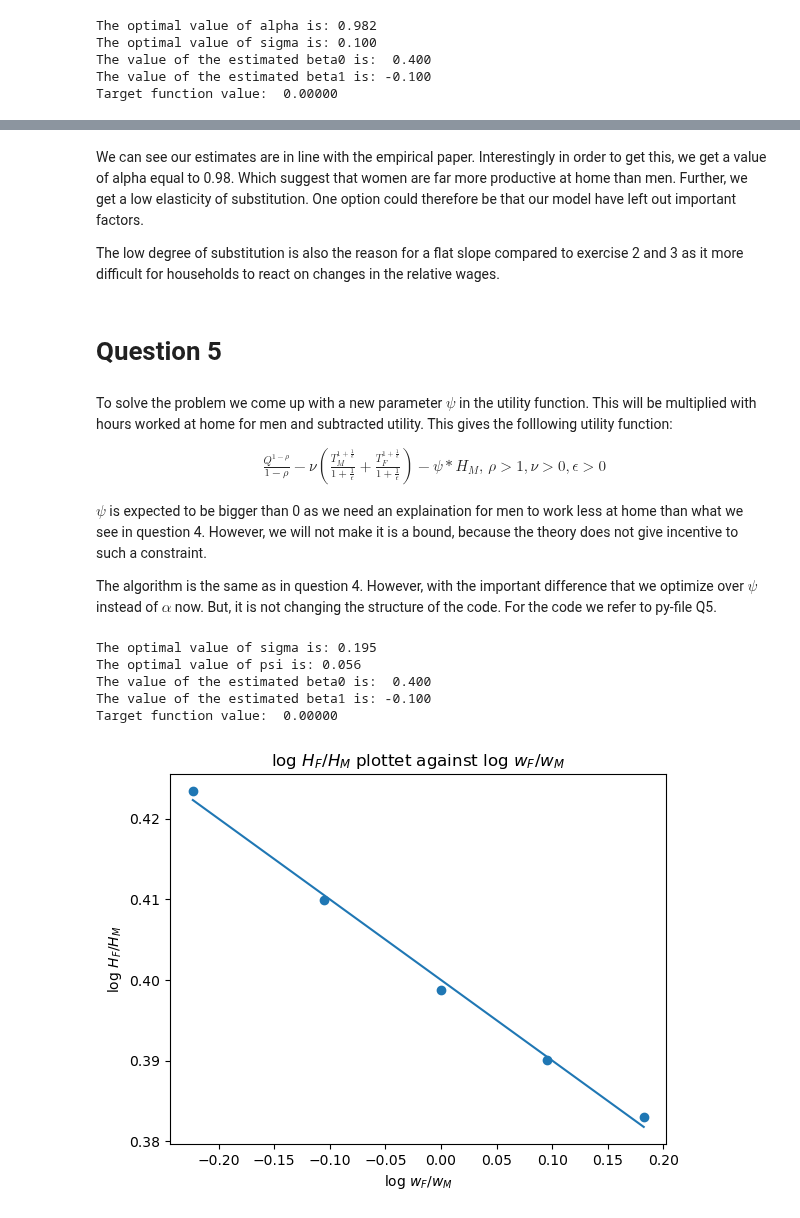
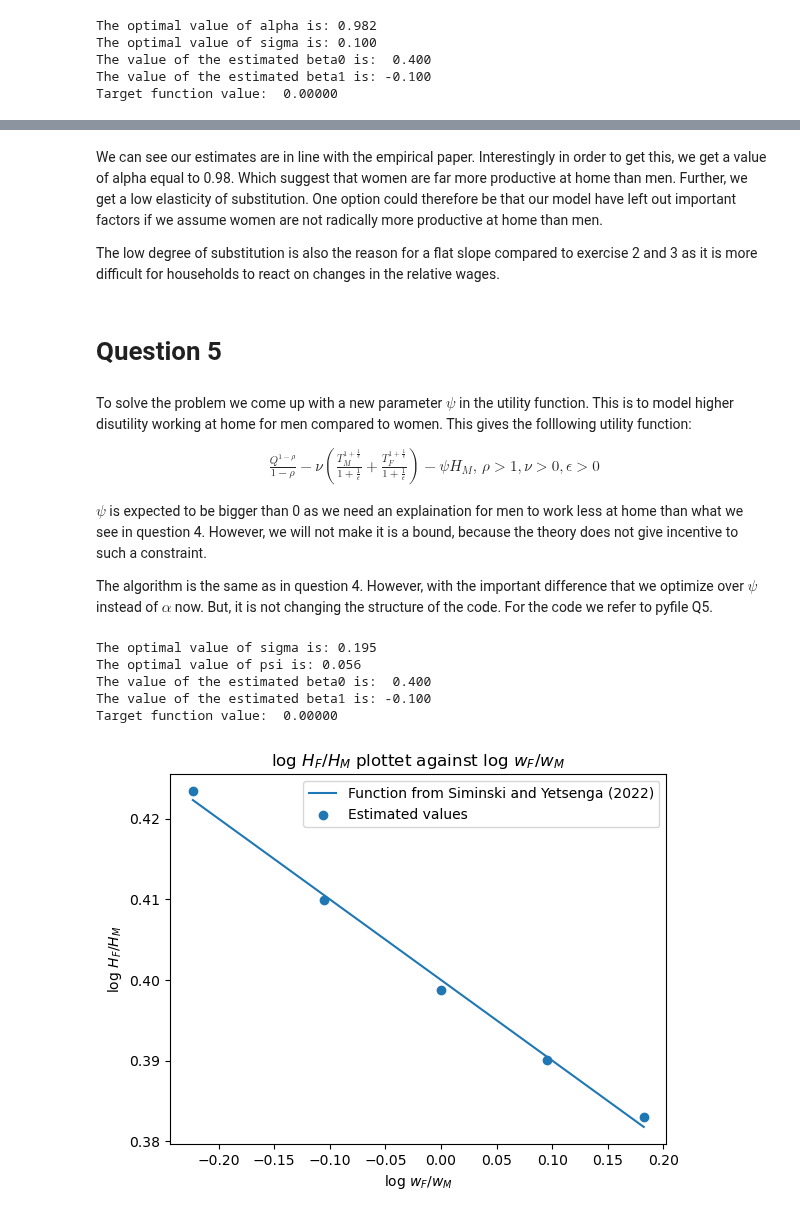
Before and after one commit to NumEconCopenhagen/projects-2023-andershuus_christianfogel, a Jupyter notebook: inauguralproject/inauguralproject.ipynb, the cells around one changed output, grey strips where cells are left out. Drawn from its saved outputs; the diff is of its cells as text; code cells hidden in the pictures.

```diff
--- a/inauguralproject/inauguralproject.ipynb
+++ b/inauguralproject/inauguralproject.ipynb
@@ -176,23 +168,23 @@ ax.set_ylabel('log $H_F/H_M$'); #set label for y-axis
 We can see our estimates are in line with the empirical paper. Interestingly in order to get this,
 we get a value of alpha equal to 0.98. Which suggest that women are far more productive at home than men.
 Further, we get a low elasticity of substitution. One option could therefore be that our model have left out
-important factors.
+important factors if we assume women are not radically more productive at home than men.
 
 The low degree of substitution is also the reason for a flat slope compared to exercise 2 and 3
-as it more difficult for households to react on changes in the relative wages.
+as it is more difficult for households to react on changes in the relative wages.
 # %% [markdown]
 # Question 5
 # %% [markdown]
-To solve the problem we come up with a new parameter $\psi$ in the utility function. This will be multiplied with hours worked at home for men and subtracted utility. This gives the folllowing utility function:
+To solve the problem we come up with a new parameter $\psi$ in the utility function. This is to model higher disutility working at home for men compared to women. This gives the folllowing utility function:
 $$
 \begin{aligned}
-\frac{Q^{1-\rho}}{1-\rho}-\nu\left(\frac{T_{M}^{1+\frac{1}{\epsilon}}}{1+\frac{1}{\epsilon}}+\frac{T_{F}^{1+\frac{1}{\epsilon}}}{1+\frac{1}{\epsilon}}\right)-\psi*H_M,\,\rho>1,\nu>0,\epsilon>0
+\frac{Q^{1-\rho}}{1-\rho}-\nu\left(\frac{T_{M}^{1+\frac{1}{\epsilon}}}{1+\frac{1}{\epsilon}}+\frac{T_{F}^{1+\frac{1}{\epsilon}}}{1+\frac{1}{\epsilon}}\right)-\psi H_M,\,\rho>1,\nu>0,\epsilon>0
 \end{aligned}
 $$
 
 $\psi$ is expected to be bigger than 0 as we need an explaination for men to work less at home than what we see in question 4. However, we will not make it is a bound, because the theory does not give incentive to such a constraint.
 
-The algorithm is the same as in question 4. However, with the important difference that we optimize over $\psi$ instead of $\alpha$ now. But, it is not changing the structure of the code. For the code we refer to py-file Q5.
+The algorithm is the same as in question 4. However, with the important difference that we optimize over $\psi$ instead of $\alpha$ now. But, it is not changing the structure of the code. For the code we refer to pyfile Q5.
 # %%
 
 #Setting initial values.
@@ -236,21 +228,22 @@ Target function value:  0.00000
 # %%
 # a. create a figure
 fig = plt.figure()
 
 # b. plot
 ax = fig.add_subplot(1,1,1)
 
 #x-axis: Same as in question 2 and 3
 #y-axis: We are plotting the function from the paper.
-ax.plot(np.log(hsm.par.wF_vec),hsm.par.beta0_target+hsm.par.beta1_target*np.log(hsm.par.wF_vec))
+ax.plot(np.log(hsm.par.wF_vec),hsm.par.beta0_target+hsm.par.beta1_target*np.log(hsm.par.wF_vec),label='Function from Siminski and Yetsenga (2022)')
+#We are making our vector as a scatter plot to compare the results.
+ax.scatter(np.log(hsm.par.wF_vec),log_HF_HM_best_Q5,label='Estimated values')
 
-ax.scatter(np.log(hsm.par.wF_vec),log_HF_HM_best_Q5)
-#We are making our vector as a scatter plot to compare the results.
+ax.legend()
 
 ax.set_title('log $H_F/H_M$ plottet against log $w_F/w_M$') #set title
 ax.set_xlabel('log $w_F/w_M$') #set label for x-axis
 ax.set_ylabel('log $H_F/H_M$'); #set label for y-axis
 # %% [output]
-[figure, old version]
+[figure, new version]
 # %% [markdown]
 We see that the new model almost fits the data. Therefore, extra disutility from working at home for men does that we can match the result from the paper even when men and women are equally productive at home. It should be stressed that extra disutility should be interpreted broadly and could also be underlying structures in the society, which does that men are discouraged from working at home.
```
Also changed, not shown: parts of 15 cells of this notebook, 2 other files.
